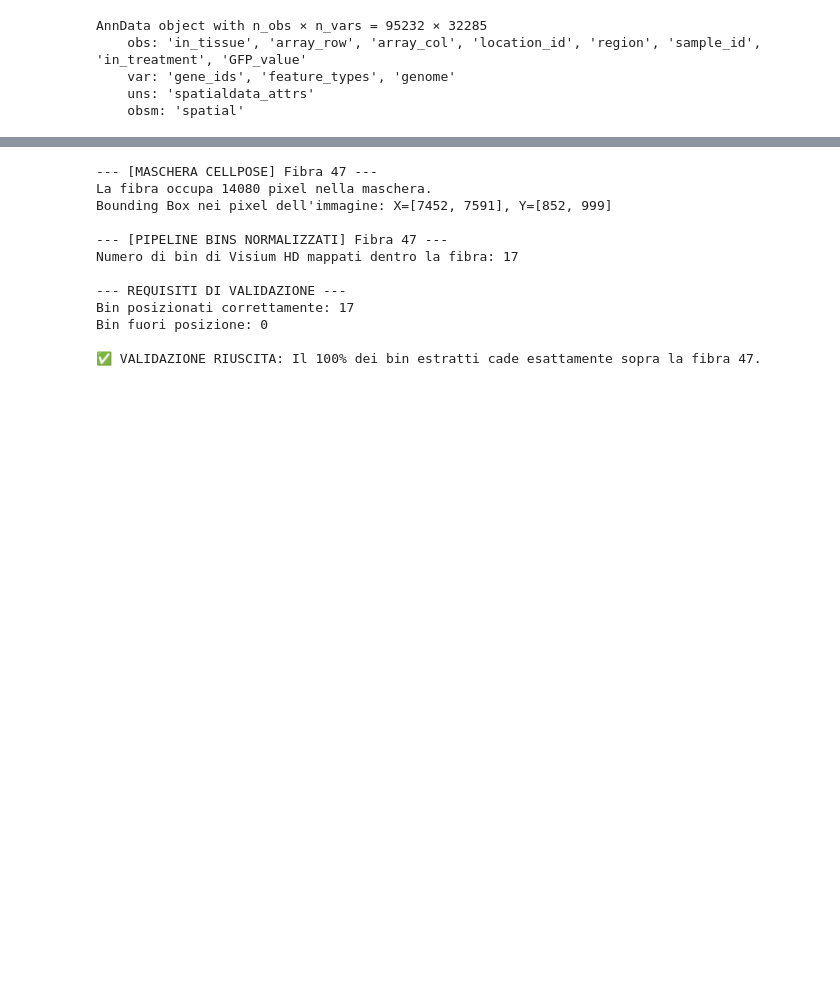
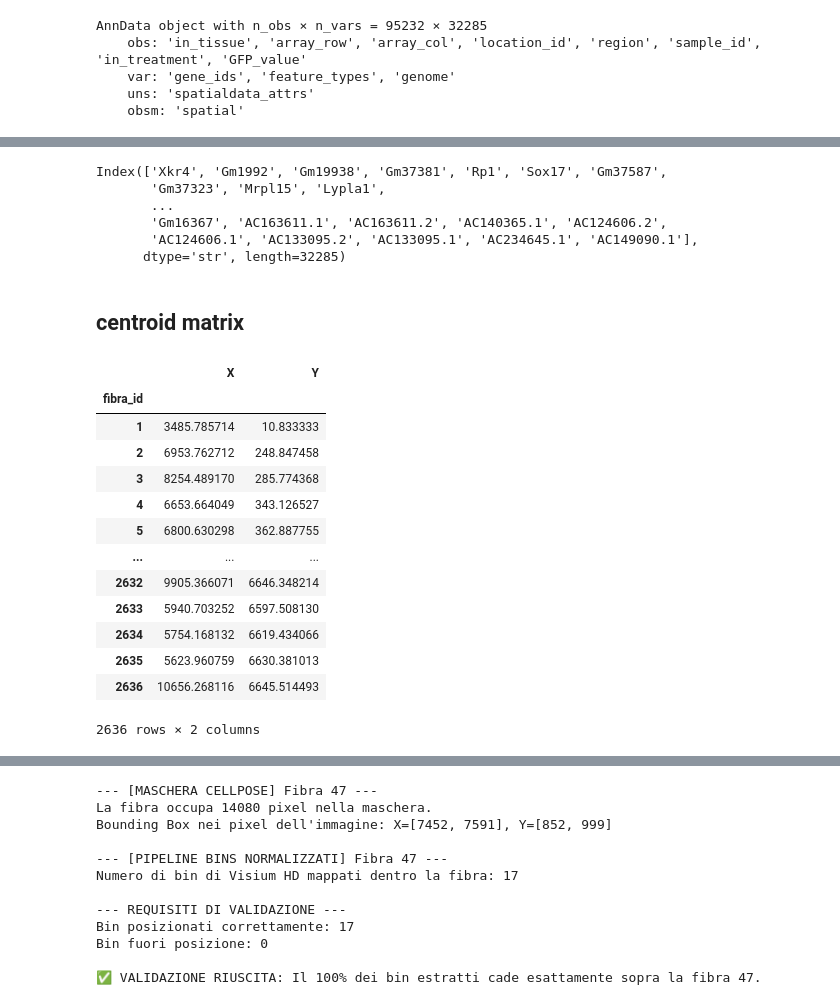
Before and after one commit to Rankstrait/Spatial-Transcriptomic, a Jupyter notebook: notebooks/fibers_assignment.ipynb, the cells around one changed output, grey strips where cells are left out. Drawn from its saved outputs; the diff is of its cells as text; code cells hidden in the pictures; blank space fills up the shorter version.

```diff
--- a/notebooks/fibers_assignment.ipynb
+++ b/notebooks/fibers_assignment.ipynb
@@ -179,0 +279,47 @@ sdata.tables['filtered'].obs
+# %%
+adata_fibers.var.index
+# %% [output]
+Index(['Xkr4', 'Gm1992', 'Gm19938', 'Gm37381', 'Rp1', 'Sox17', 'Gm37587',
+       'Gm37323', 'Mrpl15', 'Lypla1',
+       ...
+       'Gm16367', 'AC163611.1', 'AC163611.2', 'AC140365.1', 'AC124606.2',
+       'AC124606.1', 'AC133095.2', 'AC133095.1', 'AC234645.1', 'AC149090.1'],
+      dtype='str', length=32285)
+# %% [markdown]
+## centroid matrix
+# %%
+#Now obtain the the centroid fiber matrix
+properties = ['label', 'centroid'] #define the parameter for regionprops_table
+fiber_centroids = regionprops_table(mask, properties=properties)
+
+#convert to DataFrame
+df_centroids = pd.DataFrame(fiber_centroids)
+
+
+#rename the columns (remember centroid-0 = Y, centroid-1=X)
+df_centroids = df_centroids.rename(
+    columns={"label": "fibra_id", "centroid-0": "Y", "centroid-1": "X"}
+)
+
+#reorder the columns
+df_centroids = df_centroids[['fibra_id', 'X', 'Y']]
+
+#set the fiber_id as index
+df_centroids = df_centroids.set_index('fibra_id')
+# %%
+df_centroids
+# %% [output]
+|  | X | Y |
+| fibra_id |  |  |
+| 1 | 3485.785714 | 10.833333 |
+| 2 | 6953.762712 | 248.847458 |
+| 3 | 8254.489170 | 285.774368 |
+| 4 | 6653.664049 | 343.126527 |
+| 5 | 6800.630298 | 362.887755 |
+| ... | ... | ... |
+| 2632 | 9905.366071 | 6646.348214 |
+| 2633 | 5940.703252 | 6597.508130 |
+| 2634 | 5754.168132 | 6619.434066 |
+| 2635 | 5623.960759 | 6630.381013 |
+| 2636 | 10656.268116 | 6645.514493 |
+2636 rows × 2 columns
```
Also changed, not shown: parts of 57 cells of this notebook, 5 other files.
